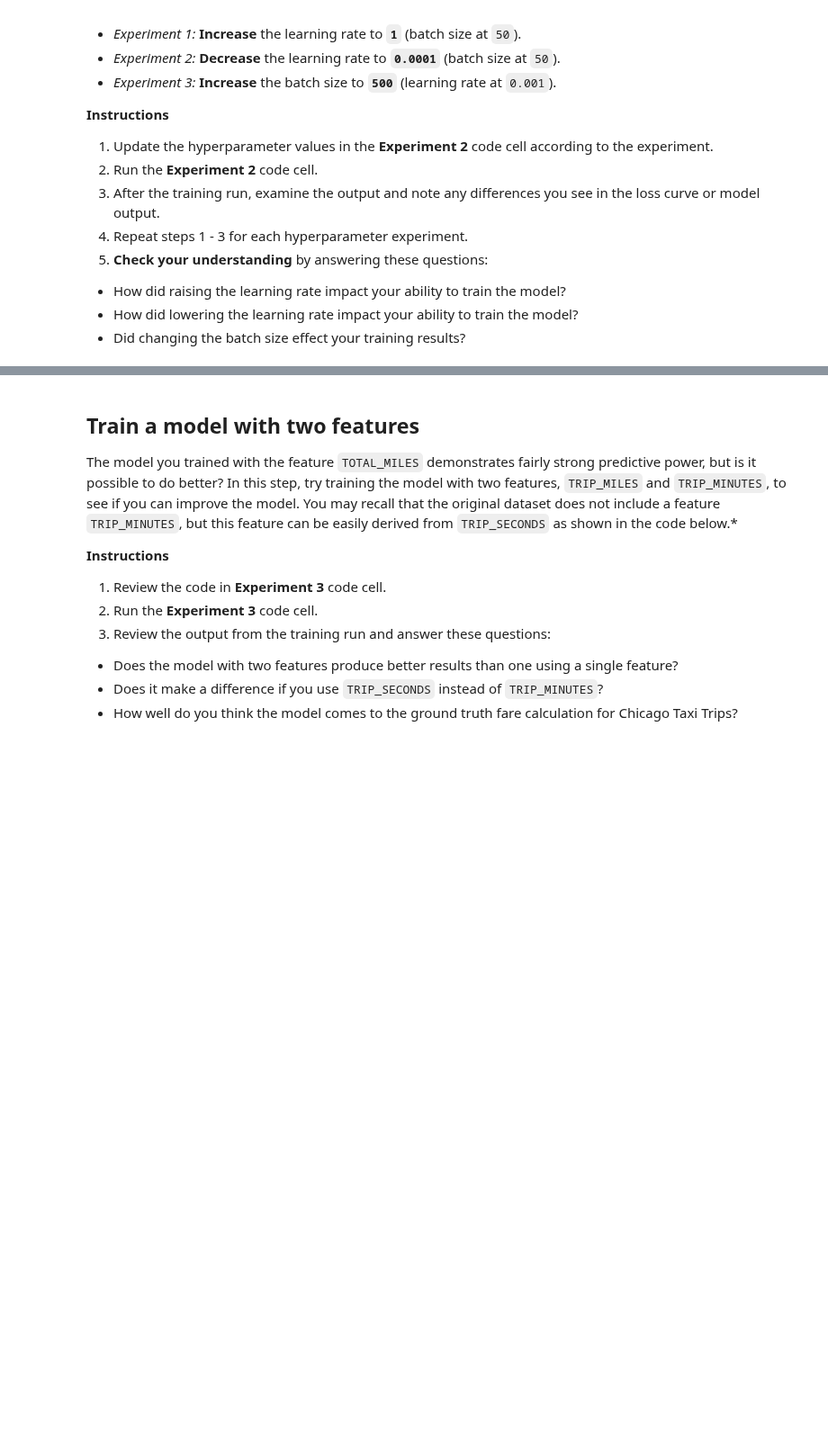
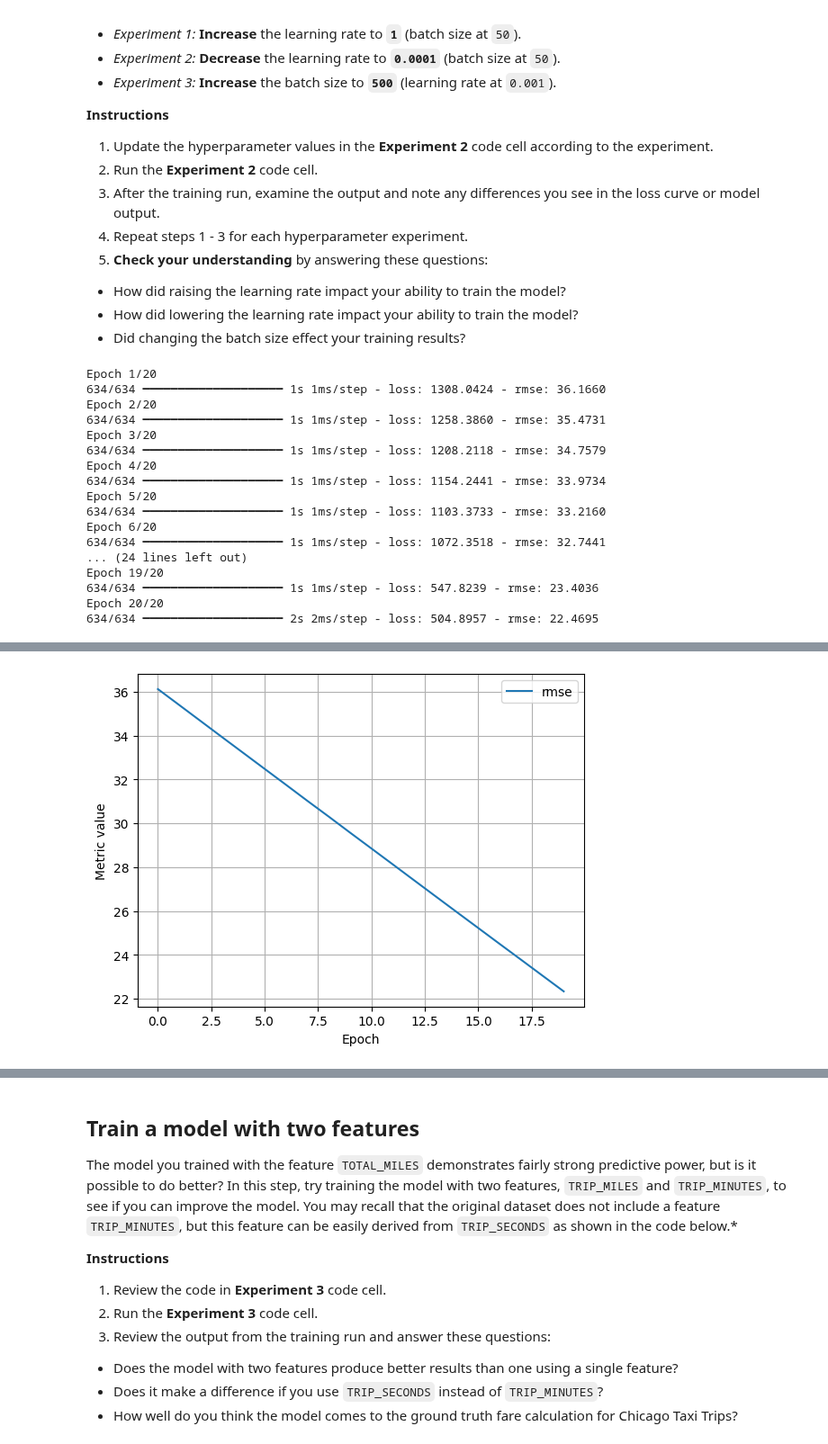
Before and after one commit to lachesis617/Stirling-PDF, a Jupyter notebook: ml/cc/exercises/linear_regression_taxi.ipynb, the cells around one changed output, grey strips where cells are left out. Shown at 90% size. Drawn from its saved outputs; the diff is of its cells as text; code cells hidden in the pictures; blank space fills up the shorter version.

```diff
--- a/ml/cc/exercises/linear_regression_taxi.ipynb
+++ b/ml/cc/exercises/linear_regression_taxi.ipynb
@@ -387,7 +457,7 @@ It is common with machine learning to run multiple experiments to find the best
 # The following variables are the hyperparameters.
 # TODO - Adjust these hyperparameters to see how they impact a training run.
 settings_2 = ml_edu.experiment.ExperimentSettings(
-    learning_rate = 0.001,
+    learning_rate = 0.0001,
     number_epochs = 20,
     batch_size = 50,
     input_features = ['TRIP_MILES']
@@ -401,3 +471,21 @@ experiment_2 = train_model('one_feature_hyper', model_2, training_df, 'FARE', se
 
 ml_edu.results.plot_experiment_metrics(experiment_2, ['rmse'])
 ml_edu.results.plot_model_predictions(experiment_2, training_df, 'FARE')
+# %% [output]
+Epoch 1/20
+634/634 ━━━━━━━━━━━━━━━━━━━━ 1s 1ms/step - loss: 1308.0424 - rmse: 36.1660
+Epoch 2/20
+634/634 ━━━━━━━━━━━━━━━━━━━━ 1s 1ms/step - loss: 1258.3860 - rmse: 35.4731
+Epoch 3/20
+634/634 ━━━━━━━━━━━━━━━━━━━━ 1s 1ms/step - loss: 1208.2118 - rmse: 34.7579
+Epoch 4/20
+634/634 ━━━━━━━━━━━━━━━━━━━━ 1s 1ms/step - loss: 1154.2441 - rmse: 33.9734
+Epoch 5/20
+634/634 ━━━━━━━━━━━━━━━━━━━━ 1s 1ms/step - loss: 1103.3733 - rmse: 33.2160
+Epoch 6/20
+634/634 ━━━━━━━━━━━━━━━━━━━━ 1s 1ms/step - loss: 1072.3518 - rmse: 32.7441
+... (24 lines left out)
+Epoch 19/20
+634/634 ━━━━━━━━━━━━━━━━━━━━ 1s 1ms/step - loss: 547.8239 - rmse: 23.4036
+Epoch 20/20
+634/634 ━━━━━━━━━━━━━━━━━━━━ 2s 2ms/step - loss: 504.8957 - rmse: 22.4695
@@ -404,3 +495,4 @@ ml_edu.results.plot_model_predictions(experiment_2, training_df, 'FARE')
+[figure, added]
 # %%
 #@title Double-click to view answers for hyperparameter experiments
 
```
Also changed, not shown: parts of 16 cells of this notebook.
